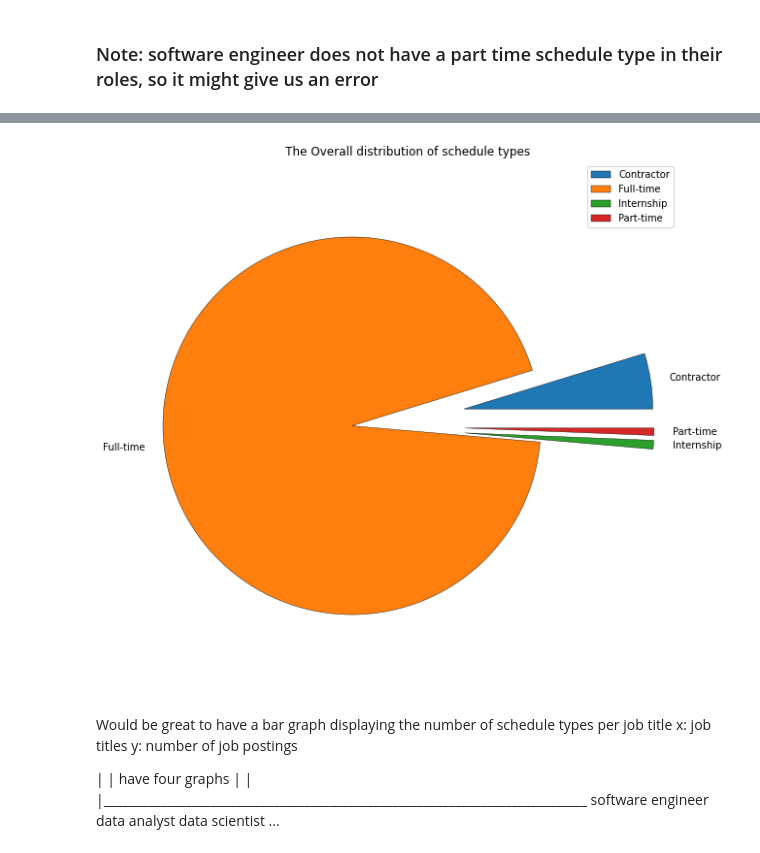
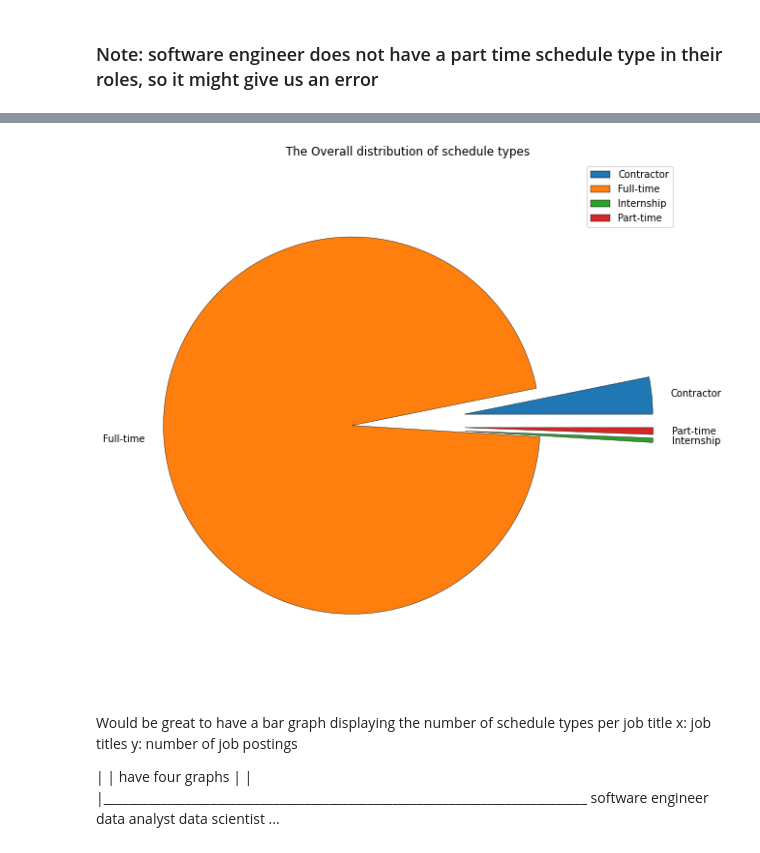
Before and after one commit to jperez29/TKH_casptone_project, a Jupyter notebook: jupyter notebooks/data_analysis_googleAPI.ipynb, the cells around one changed output, grey strips where cells are left out. Cells and saved outputs as stored; diff of their text form; code cells hidden in the pictures.

```diff
--- a/jupyter notebooks/data_analysis_googleAPI.ipynb
+++ b/jupyter notebooks/data_analysis_googleAPI.ipynb
@@ -154,2 +184,4 @@ array(['Full-time', 'Contractor', 'Internship', 'Part-time'], dtype=object)
+# %%
+pie_schedule_type = df_schedule_type.groupby('schedule_type', as_index=False).count()
 # %%
 schedule_type = df_schedule_type.groupby(['job_category', 'schedule_type'], as_index=False).count()
@@ -201,16 +314,16 @@ plt.show()
 # %%
 fig, axes = plt.subplots(figsize = (10,10))
-axes.pie(schedule_type['title'], labels = schedule_type['schedule_type'], explode = (0.6, 0, 0.6, 0.6),
+axes.pie(pie_schedule_type['title'], labels = pie_schedule_type['schedule_type'], explode = (0.6, 0, 0.6, 0.6),
         wedgeprops= {"edgecolor":"black",
                      'linewidth': 0.4,
                      'antialiased': True})
 axes.set(title ='The Overall distribution of schedule types')
 axes.axis('equal')
 plt.legend()
 
 plt.show()
 # %% [output]
-[figure, old version]
+[figure, new version]
 # %% [markdown]
 Would be great to have a bar graph displaying the number of schedule types per job title
 x: job titles
```
Also changed, not shown: parts of 10 cells of this notebook.
